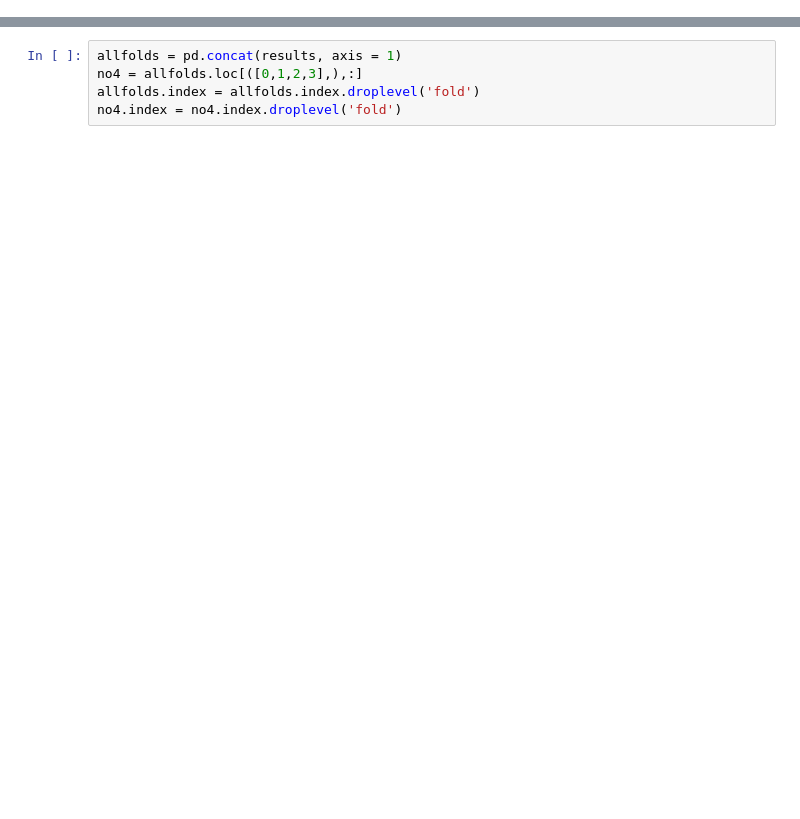
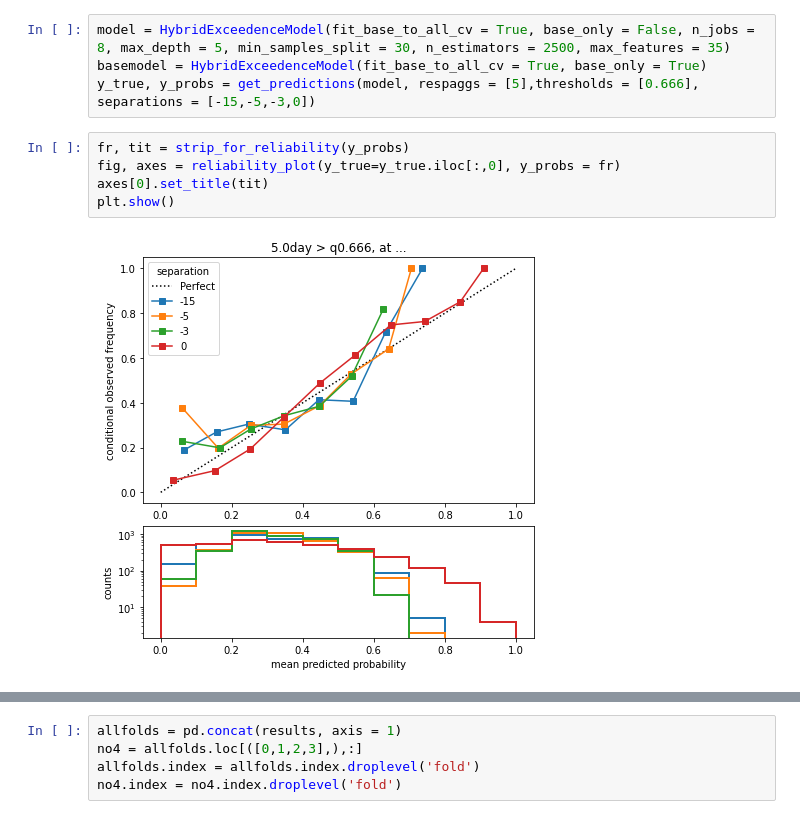
Before and after one commit to chiemvs/Weave, a Jupyter notebook: notebooks/Classifier_skills.ipynb, the cells around one changed output, grey strips where cells are left out. Drawn from its saved outputs; the diff is of its cells as text; blank space fills up the shorter version.

```diff
--- a/notebooks/Classifier_skills.ipynb
+++ b/notebooks/Classifier_skills.ipynb
@@ -137,0 +172,11 @@ for separation in separations:
+# %%
+model = HybridExceedenceModel(fit_base_to_all_cv = True, base_only = False, n_jobs = 8, max_depth = 5, min_samples_split = 30, n_estimators = 2500, max_features = 35)
+basemodel = HybridExceedenceModel(fit_base_to_all_cv = True, base_only = True)
+y_true, y_probs = get_predictions(model, respaggs = [5],thresholds = [0.666], separations = [-15,-5,-3,0])
+# %%
+fr, tit = strip_for_reliability(y_probs)
+fig, axes = reliability_plot(y_true=y_true.iloc[:,0], y_probs = fr)
+axes[0].set_title(tit)
+plt.show()
+# %% [output]
+[figure, added]
```
Also changed, not shown: parts of 35 cells of this notebook, 2 other files.
